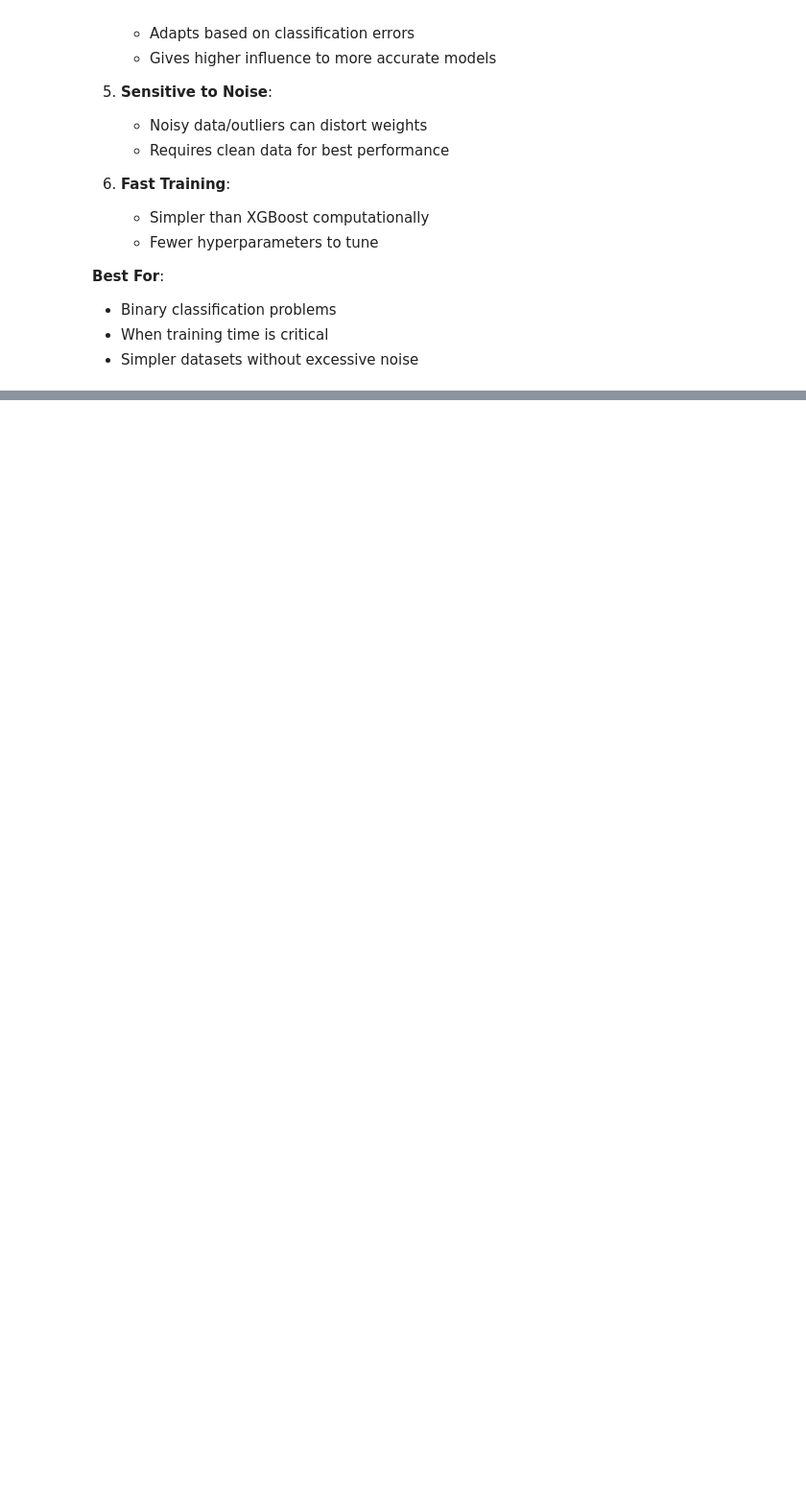
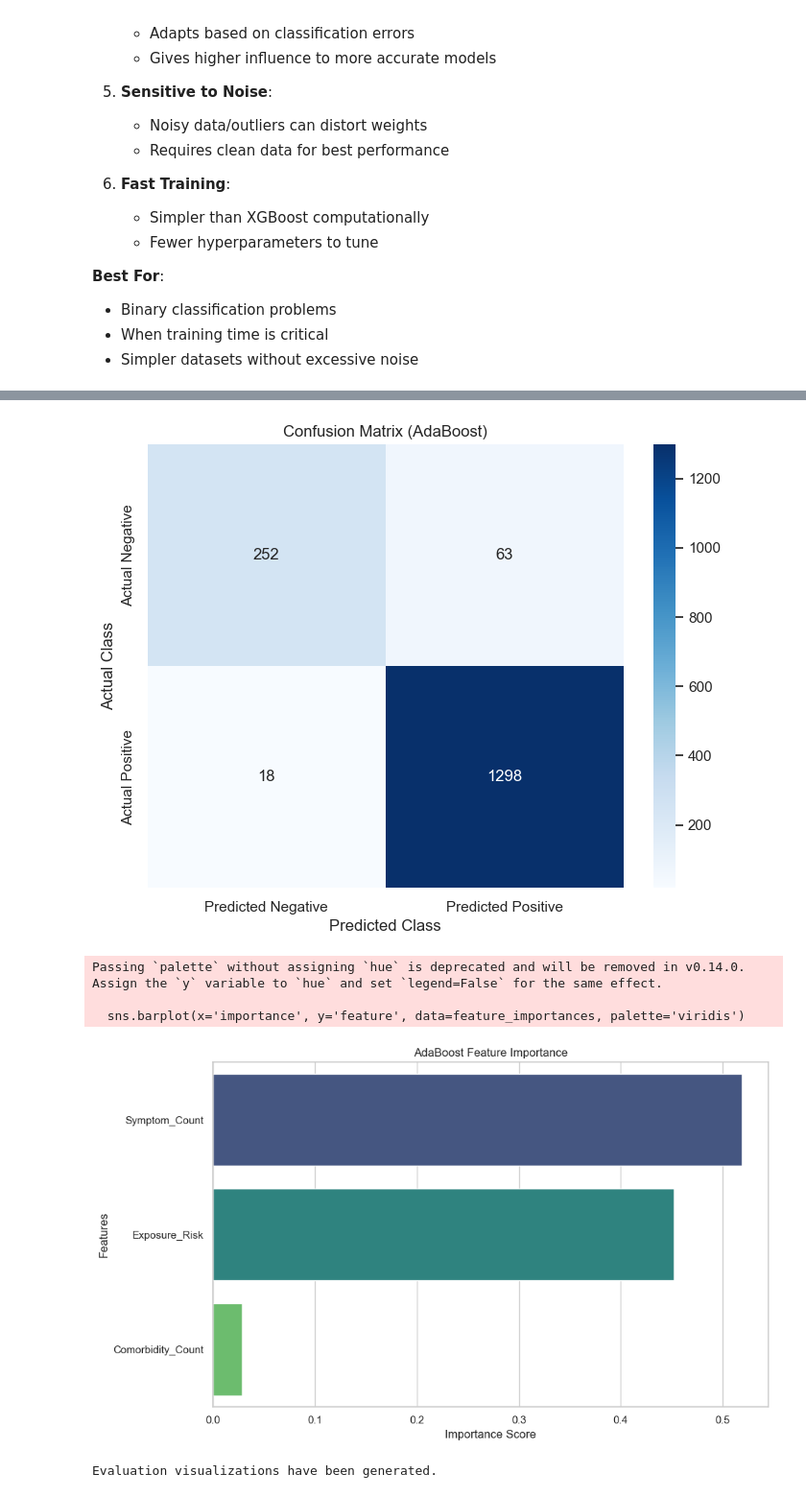
Before and after one commit to IzamAriff/BDA_PROJECT, a Jupyter notebook: main.ipynb, the cells around one changed output, grey strips where cells are left out. Shown at 96% size. Saved outputs shown, nothing was run; the diff lists cells and outputs as text; code cells hidden in the pictures; blank space fills up the shorter version.

```diff
--- a/main.ipynb
+++ b/main.ipynb
@@ -1502,0 +1639,74 @@ Sequential ensemble that reweights misclassified instances to focus on "hard" ca
+# %%
+import numpy as np
+import matplotlib.pyplot as plt
+import pandas as pd
+import seaborn as sns
+from sklearn.ensemble import AdaBoostClassifier
+from sklearn.model_selection import train_test_split
+from sklearn.metrics import accuracy_score, classification_report, confusion_matrix
+
+# 1. Feature Engineering
+print("--- Feature Engineering ---")
+clean_df['Symptom_Count'] = clean_df[symptoms].sum(axis=1)
+clean_df['Comorbidity_Count'] = clean_df[comorbidities].sum(axis=1)
+clean_df['Exposure_Risk'] = clean_df[exposure_factors].sum(axis=1)
+print("Engineered features created: 'Symptom_Count', 'Comorbidity_Count', 'Exposure_Risk'")
+print(clean_df[['Symptom_Count', 'Comorbidity_Count', 'Exposure_Risk', 'COVID-19']].head())
+
+# 2. Data Preparation for Model
+print("\n--- Data Preparation ---")
+engineered_features = ['Symptom_Count', 'Comorbidity_Count', 'Exposure_Risk']
+X = clean_df[engineered_features]
+y = clean_df['COVID-19']
+X_train, X_test, y_train, y_test = train_test_split(X, y, test_size=0.3, random_state=42, stratify=y)
+
+
+# 3. Model Training with AdaBoost Classifier
+print("\n--- Model Training (AdaBoost Classifier) ---")
+# Instantiate the AdaBoost classifier. By default, it uses a DecisionTreeClassifier as the base estimator.
+ada_clf = AdaBoostClassifier(random_state=42)
+
+print("Training the AdaBoost model...")
+ada_clf.fit(X_train, y_train)
+print("Model training complete.")
+
+# 4. Model Evaluation (Numerical)
+print("\n--- Model Evaluation (AdaBoost) ---")
+y_pred = ada_clf.predict(X_test)
+accuracy = accuracy_score(y_test, y_pred)
+print(f"Accuracy: {accuracy:.4f}")
+print("\nClassification Report:")
+print(classification_report(y_test, y_pred))
+cm = confusion_matrix(y_test, y_pred)
+print("\nConfusion Matrix:")
+print(cm)
+
+# 5. Model Evaluation (Visual)
+print("\n--- Visualizing Model Evaluation ---")
+
+# Plotting the Confusion Matrix
+plt.figure(figsize=(8, 6))
+sns.heatmap(cm, annot=True, fmt='d', cmap='Blues',
+            xticklabels=['Predicted Negative', 'Predicted Positive'],
+            yticklabels=['Actual Negative', 'Actual Positive'])
+plt.title('Confusion Matrix (AdaBoost)')
+plt.ylabel('Actual Class')
+plt.xlabel('Predicted Class')
+plt.show()
+
+# Plotting Feature Importances
+feature_importances = pd.DataFrame({
+    'feature': engineered_features,
+    'importance': ada_clf.feature_importances_
+}).sort_values('importance', ascending=False)
+
+plt.figure(figsize=(10, 6))
+sns.barplot(x='importance', y='feature', data=feature_importances, palette='viridis')
+plt.title('AdaBoost Feature Importance')
+plt.xlabel('Importance Score')
+plt.ylabel('Features')
+plt.tight_layout()
+plt.show()
+
+print("\nEvaluation visualizations have been generated.")
+# %% [output]
@@ -1502,0 +1730,6 @@ Sequential ensemble that reweights misclassified instances to focus on "hard" ca
+[figure, added]
+Passing `palette` without assigning `hue` is deprecated and will be removed in v0.14.0. Assign the `y` variable to `hue` and set `legend=False` for the same effect.
+
+  sns.barplot(x='importance', y='feature', data=feature_importances, palette='viridis')
+[figure, added]
+Evaluation visualizations have been generated.
```
Also changed, not shown: parts of 5 cells of this notebook.
